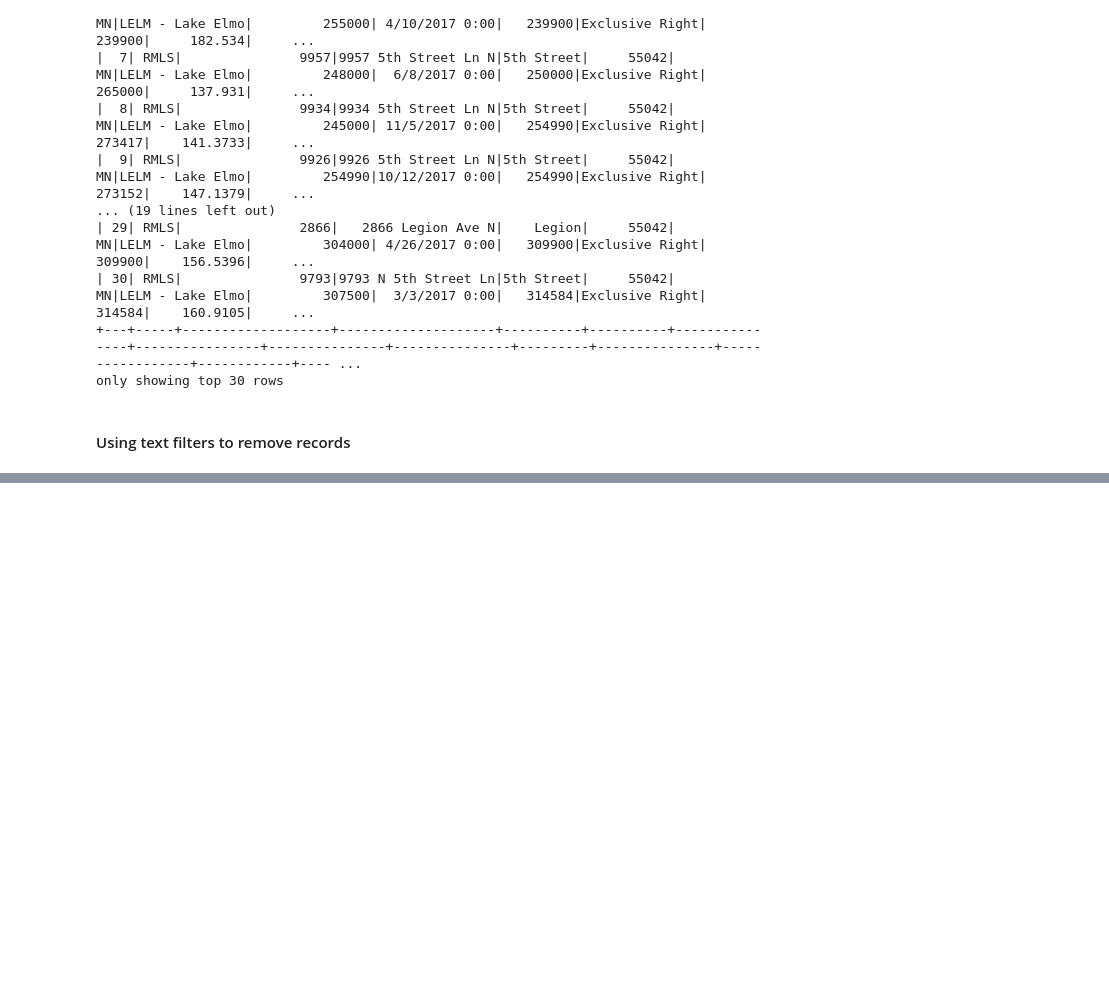
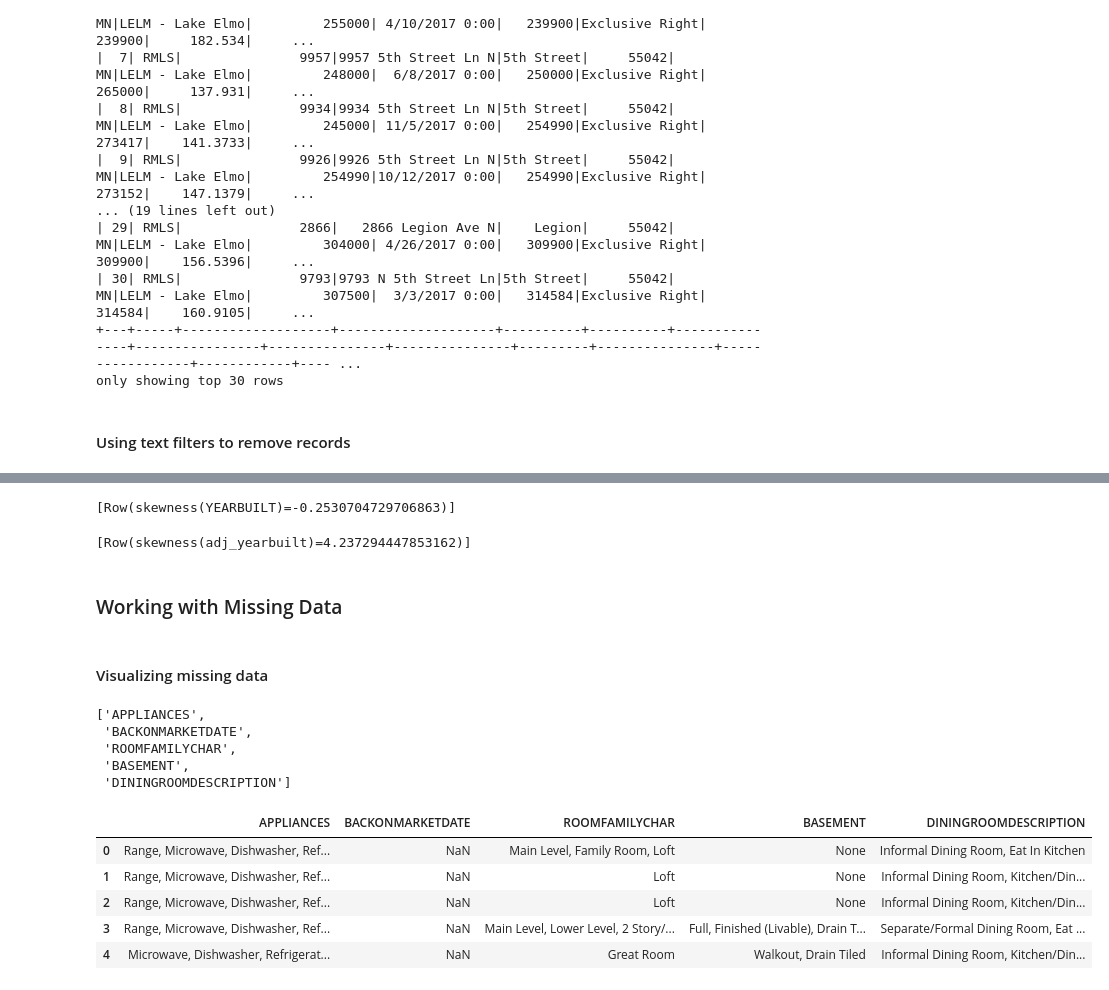
Before and after one commit to aidino/IBM-Data-Engineer-Specialization-Coursera-Personal-Note-Public, a Jupyter notebook: pyspark-tutorial/p4-feature-engineering-with-pyspark.ipynb, the cells around one changed output, grey strips where cells are left out. Saved outputs shown, nothing was run; the diff lists cells and outputs as text; code cells hidden in the pictures; blank space fills up the shorter version.

```diff
--- a/pyspark-tutorial/p4-feature-engineering-with-pyspark.ipynb
+++ b/pyspark-tutorial/p4-feature-engineering-with-pyspark.ipynb
@@ -276,0 +350,16 @@ only showing top 30 rows
+# %%
+def min_max_scaler(df, cols_to_scale):
+  # Takes a dataframe and list of columns to minmax scale. Returns a dataframe.
+  for col in cols_to_scale:
+    # Define min and max values and collect them
+    max_days = df.agg({col: 'max'}).collect()[0][0]
+    min_days = df.agg({col: 'min'}).collect()[0][0]
+    new_column_name = 'scaled_' + col
+    # Create a new column based off the scaled data
+    df = df.withColumn(new_column_name,
+                      (df[col] - min_days) / (max_days - min_days))
+  return df
+
+df = min_max_scaler(df, cols_to_scale)
+# Show that our data is now between 0 and 1
+df[['DAYSONMARKET', 'scaled_DAYSONMARKET']].show()
@@ -276,0 +386,52 @@ only showing top 30 rows
+# %%
+from pyspark.sql.functions import log
+
+# Compute the skewness
+print(df.agg({'YEARBUILT': 'skewness'}).collect())
+
+# Calculate the max year
+max_year = df.agg({'YEARBUILT': 'max'}).collect()[0][0]
+
+# Create a new column of reflected data
+df = df.withColumn('Reflect_YearBuilt', (max_year + 1) - df['YEARBUILT'])
+
+# Create a new column based reflected data
+df = df.withColumn('adj_yearbuilt', 1 / log(df['Reflect_YearBuilt']))
+# %% [output]
+[Row(skewness(YEARBUILT)=-0.2530704729706863)]
+# %%
+print(df.agg({'adj_yearbuilt': 'skewness'}).collect())
+# %% [output]
+[Row(skewness(adj_yearbuilt)=4.237294447853162)]
+# %% [markdown]
+### Working with Missing Data
+# %% [markdown]
+#### Visualizing missing data
+# %%
+columns = \
+['APPLIANCES',
+ 'BACKONMARKETDATE',
+ 'ROOMFAMILYCHAR',
+ 'BASEMENT',
+ 'DININGROOMDESCRIPTION']
+
+columns
+# %% [output]
+['APPLIANCES',
+ 'BACKONMARKETDATE',
+ 'ROOMFAMILYCHAR',
+ 'BASEMENT',
+ 'DININGROOMDESCRIPTION']
+# %%
+# Sample the dataframe and convert to Pandas
+sample_df = df.select(*columns).sample(False, 0.1, 42 )
+pandas_df = sample_df.toPandas()
+
+pandas_df.head()
+# %% [output]
+|  | APPLIANCES | BACKONMARKETDATE | ROOMFAMILYCHAR | BASEMENT | DININGROOMDESCRIPTION |
+| 0 | Range, Microwave, Dishwasher, Ref... | NaN | Main Level, Family Room, Loft | None | Informal Dining Room, Eat In Kitchen |
+| 1 | Range, Microwave, Dishwasher, Ref... | NaN | Loft | None | Informal Dining Room, Kitchen/Din... |
+| 2 | Range, Microwave, Dishwasher, Ref... | NaN | Loft | None | Informal Dining Room, Kitchen/Din... |
+| 3 | Range, Microwave, Dishwasher, Ref... | NaN | Main Level, Lower Level, 2 Story/... | Full, Finished (Livable), Drain T... | Separate/Formal Dining Room, Eat ... |
+| 4 | Microwave, Dishwasher, Refrigerat... | NaN | Great Room | Walkout, Drain Tiled | Informal Dining Room, Kitchen/Din... |
```
Also changed, not shown: parts of 34 cells of this notebook.
